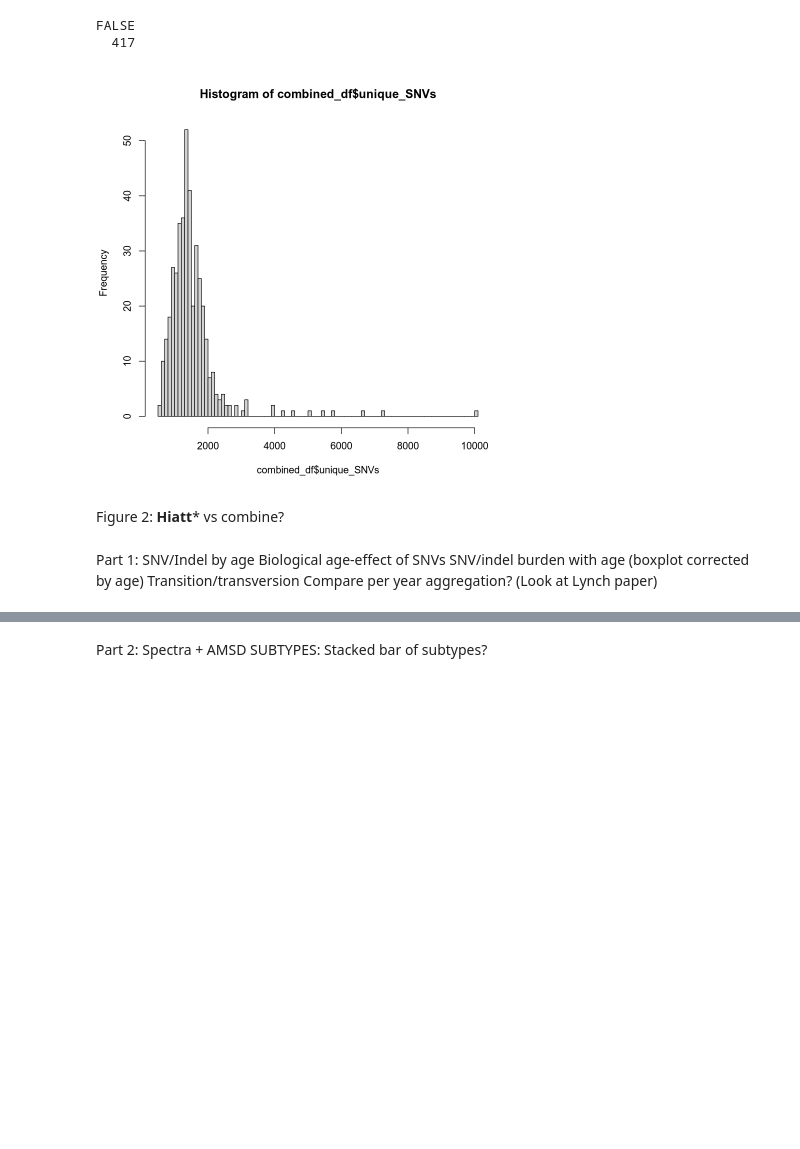
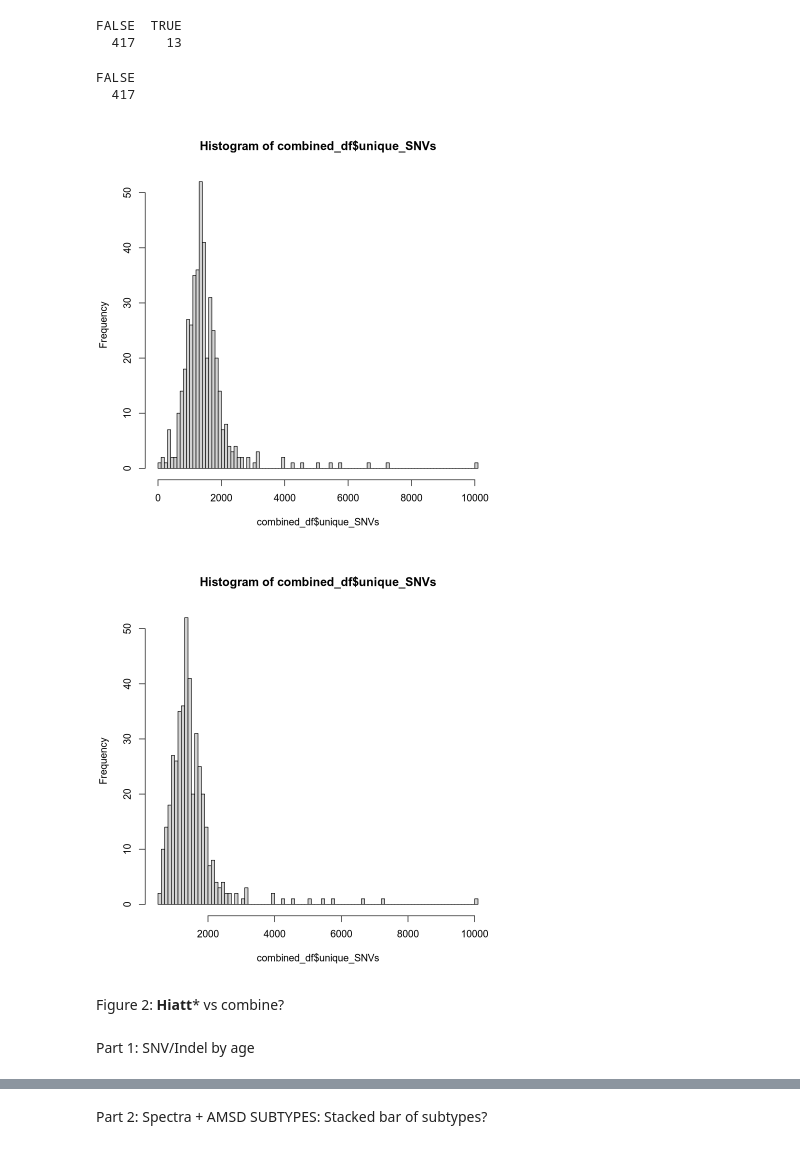
Before and after one commit to laurelhiatt/SEMIColon, a Jupyter notebook: scripts/figures/Figure2.ipynb, the cells around one changed output, grey strips where cells are left out. Cells and saved outputs as stored; diff of their text form; code cells hidden in the pictures; blank space fills up the shorter version.

Commit message:
figure 2 done I think??

```diff
--- a/scripts/figures/Figure2.ipynb
+++ b/scripts/figures/Figure2.ipynb
@@ -1,17 +1,34 @@
 # %%
 load("ProcessData.RData")
 library(ggplot2)
 library(dplyr)
 library(tidyr)
 library(tidyverse)
 library(sigfit)
+library(ggpmisc)
+library(mutspecdist)
+library(patchwork)
+table(combined_df$unique_SNVs < 500)
+hist(combined_df$unique_SNVs, breaks = 100)
+
 combined_df <- subset(combined_df, unique_SNVs > 500)
 Hiatt <- subset(Hiatt, unique_SNVs > 500)
 LeeSix <- subset(LeeSix, unique_SNVs > 500)
+table(combined_df$unique_SNVs < 500)
+hist(combined_df$unique_SNVs, breaks = 100)
+
+
+all_cols <- names(Hiatt)
+sig_prefixes <- c("^SBS", "^ID")  # prefixes for signature columns
+sig_cols <- all_cols[Reduce(`|`, lapply(sig_prefixes, function(p) grepl(p, all_cols)))]
+sig_cols <- sig_cols[!grepl("_", sig_cols)]
+
+region_order <- c("Right", "cecum", "asc_col", "trans_col",
+                  "desc_col", "sig_col", "rectum", "Left")
+# %% [output]
+FALSE  TRUE
+  417    13
+FALSE
+  417
+[figure, added]
+[figure, added]
-# %%
-table(combined_df$unique_SNVs < 500)
-hist(combined_df$unique_SNVs, breaks = 100)
-# %% [output]
-FALSE
-  417
-[figure, removed]
@@ -31,10 +37,6 @@ Figure 2:
 **Hiatt*** vs combine?
 # %% [markdown]
 Part 1: SNV/Indel by age
-Biological age-effect of SNVs
-SNV/indel burden with age (boxplot corrected by age)
-Transition/transversion
-Compare per year aggregation? (Look at Lynch paper)
 # %%
 ggplot(Hiatt, aes(x = age, y = unique_SNVs)) +
   geom_point() +
```
Also changed, not shown: parts of 51 cells of this notebook, 1 other file.
